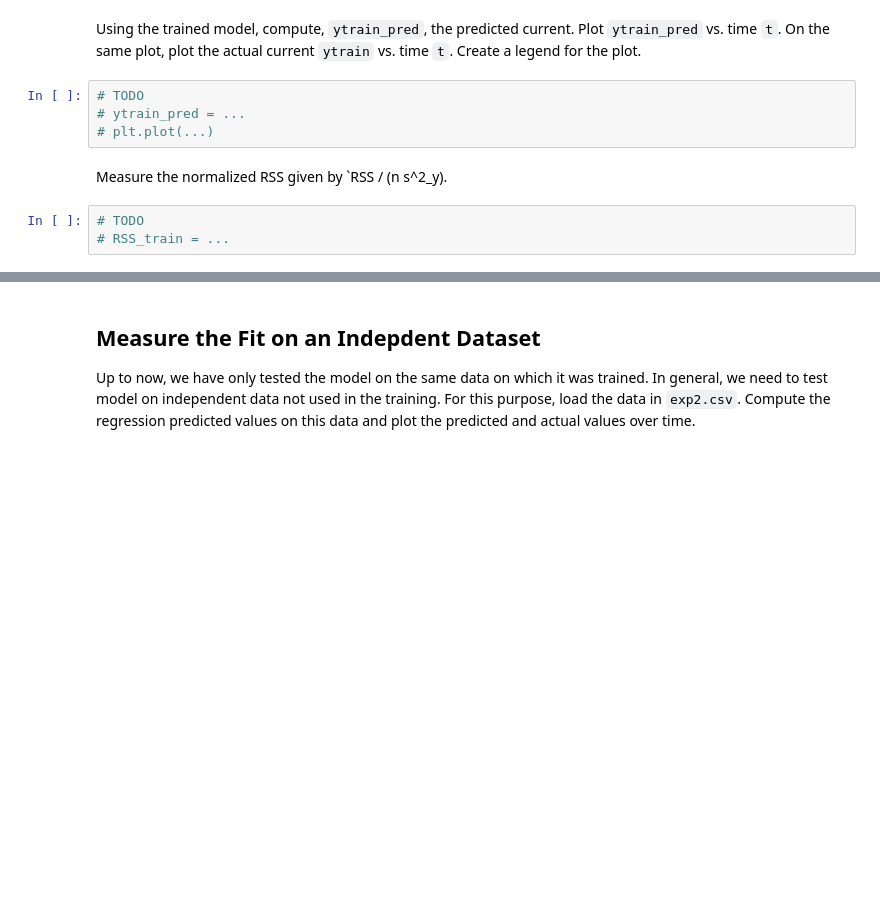
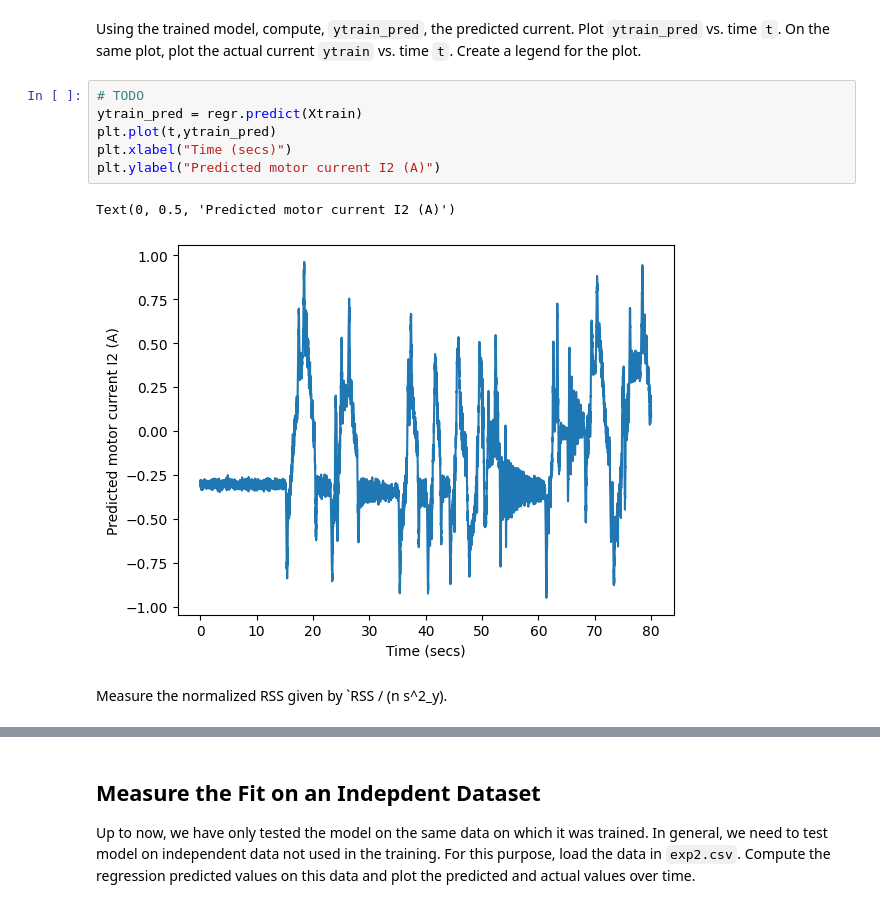
Before and after one commit to manovay/msml, a Jupyter notebook: unit03_mult_lin_reg/lab_robot_calib_partial.ipynb, the cells around one changed output, grey strips where cells are left out. Cells and saved outputs as stored; diff of their text form; blank space fills up the shorter version.

```diff
--- a/unit03_mult_lin_reg/lab_robot_calib_partial.ipynb
+++ b/unit03_mult_lin_reg/lab_robot_calib_partial.ipynb
@@ -105,12 +105,14 @@ regr.fit(Xtrain, ytrain)
 LinearRegression()
 # %% [markdown]
 Using the trained model, compute, `ytrain_pred`, the predicted current.  Plot `ytrain_pred` vs. time `t`.  On the same plot, plot the actual current `ytrain` vs. time `t`.  Create a legend for the plot.
-# %%
-# TODO
-# ytrain_pred = ...
-# plt.plot(...)
+# %%
+# TODO
+ytrain_pred = regr.predict(Xtrain)
+plt.plot(t,ytrain_pred)
+plt.xlabel("Time (secs)")
+plt.ylabel("Predicted motor current I2 (A)")
+# %% [output]
+Text(0, 0.5, 'Predicted motor current I2 (A)')
+[figure, added]
 # %% [markdown]
 Measure the normalized RSS given by `RSS / (n s^2_y).
-# %%
-# TODO
-# RSS_train = ...
```
Also changed, not shown: parts of 5 cells of this notebook.
